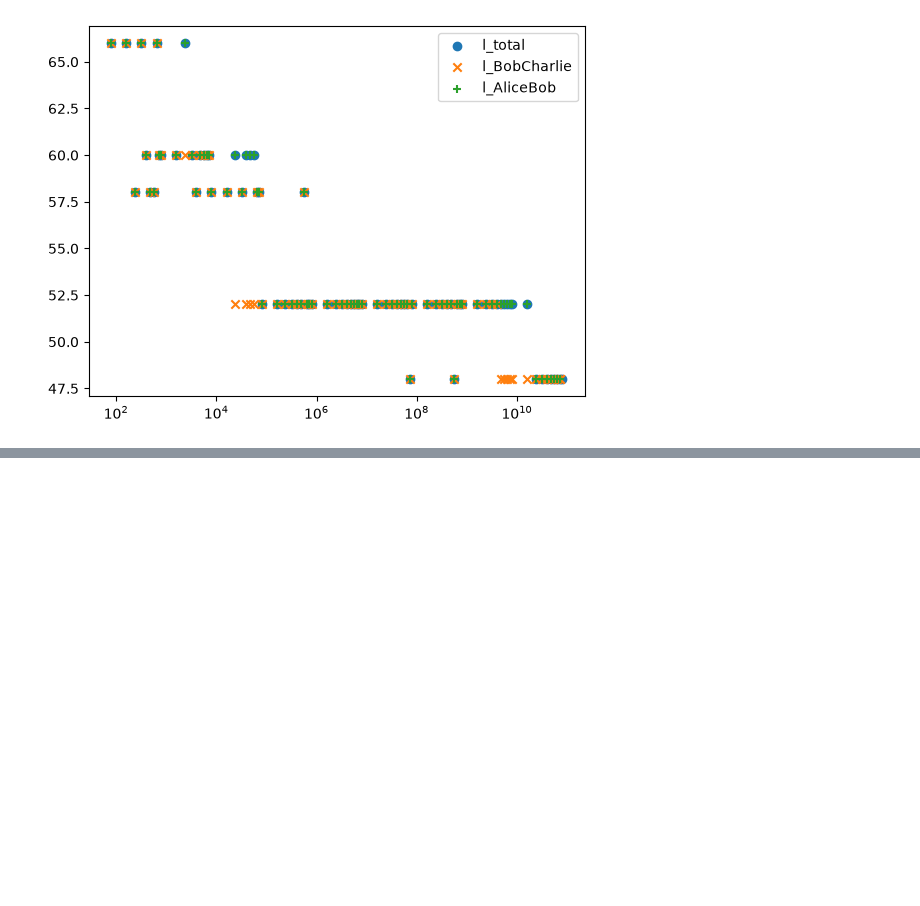
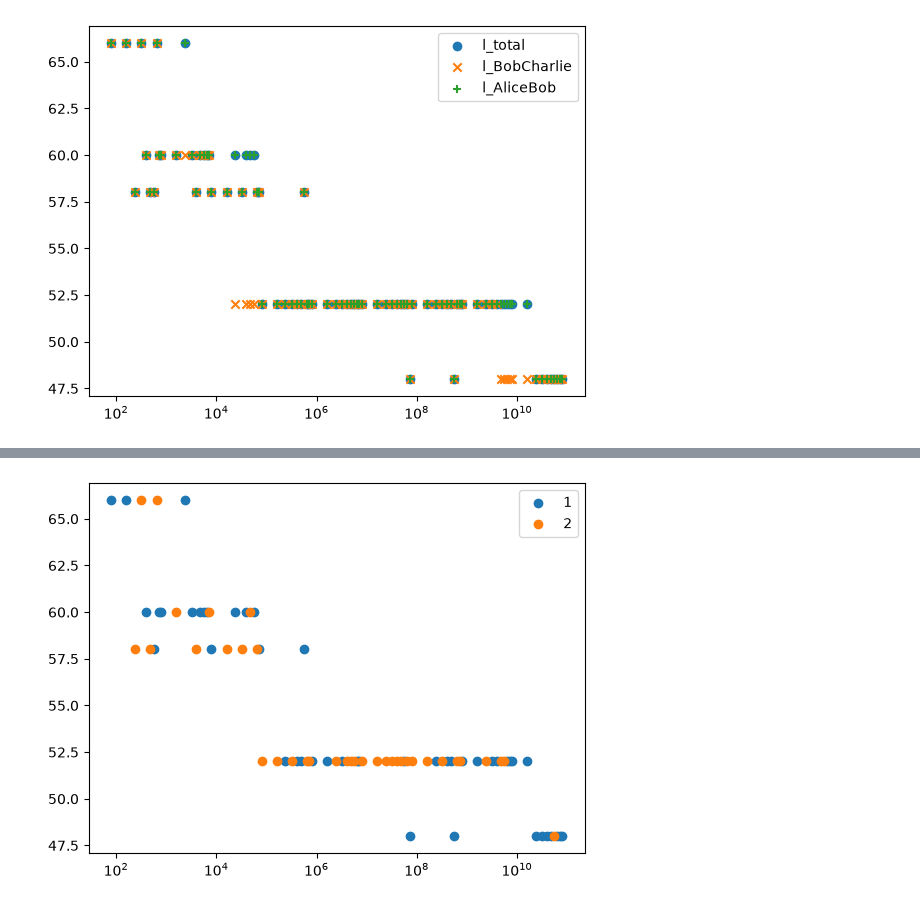
Before and after one commit to Veriqloud/applications_on_qline, a Jupyter notebook: Q_digital_signatures/test.ipynb, the cells around one changed output, grey strips where cells are left out. Cells and saved outputs as stored; diff of their text form; code cells hidden in the pictures; blank space fills up the shorter version.

Commit message:
Add logs and tidied test/plot jupyter notebooks

```diff
--- a/Q_digital_signatures/test.ipynb
+++ b/Q_digital_signatures/test.ipynb
@@ -314,2 +3,0 @@ ac=[0, 1, 1, 1, 0, 0, 0, 1, 1, 0, 0, 1, 1, 0, 1, 0, 0, 0, 1, 1, 1, 1, 1, 0, 0, 0
-# %%
-c = [0, 1, 1, 1, 0, 0, 0, 1, 1, 0, 0, 1, 1, 0, 1, 0, 0, 0, 1, 1, 1, 1, 1, 0, 0, 0, 0, 1, 0, 0, 0, 1, 1, 1, 1, 1, 1, 0, 1, 1, 1, 1, 0, 1, 0, 0, 1, 0, 0, 1]
@@ -1067,11 +239,0 @@ def forgery_prob(n, bM, bH, e_max):
-# %%
-n = 50
-bM = 80
-bH = int(np.log2(bM)) + 2
-bH_prime = bH
-e_max = int(n * 0.2)
-
-
-print(repudiation_prob(n, bM, bH +10, bH_prime +10, e_max))
-print(repudiation_prob(50, bM, bH * 100, bH_prime * 100, int(50 * 0.1)))
-print(forgery_prob(1000, bM, bH * 100, e_max))
@@ -1498,7 +299,0 @@ KeyboardInterrupt:
-# %%
-n = 90
-bH = 5
-bM = 1
-print(3 * bH * n/2)
-print((n/2) * np.log2(n))
-print(bM + 4 * n * bH)
@@ -1630,3 +429,64 @@ ax.legend()
 # %% [output]
 <matplotlib.legend.Legend at 0x...>
 [figure]
+# %%
+# Plot to see whether 1st or 2nd term of repudiation prob was applied to investigate for pattern
+# (no pattern found)
+
+def repudiation_prob(n, bM, bH, bH_prime, e_max):
+    right_term = (bM + 4 * n * bH)/math.pow(2, bH_prime - 1)
+    left_term = 1
+    for i in range(e_max):
+        left_term *= (n/2 - i)/(n-i)
+
+    #print(left_term, right_term)
+    if left_term > right_term:
+        x = 1
+    else:
+        x = 2
+    return x, max(left_term, right_term)
+
+def forgery_prob(n, bM, bH, e_max):
+    a = n//2 - e_max
+    b = n//2
+    c = bM * math.pow(2, 1 - bH)
+    #print(a, b, c)
+
+    Xi = binom.sf(a - 1, b, c)
+    return Xi
+
+
+fig, ax = plt.subplots()
+
+
+# l_total
+x1 = []
+y1 = []
+x2 = []
+y2 = []
+with open("log/params_l_total.csv", "r") as f:
+    data = csv.DictReader(f)
+    for row in data:
+        bM = int(row['bM'])
+        n =int(row['n'])
+        bH_prime = int(row['b_prime_H'])
+        bH = int(row['bH'])
+        e_max = int(row['emax'])
+        x, prob = repudiation_prob(n, bM, bH,bH_prime, e_max)
+        #print(forgery_prob(n, bM, bH, e_max), pro)
+        if x == 1:
+            x1.append(bM)
+            y1.append(n)
+        else:
+            x2.append(bM)
+            y2.append(n)
+
+
+
+ax.scatter(x1, y1, label=f'1')
+ax.scatter(x2, y2, label=f'2')
+
+
+ax.set_xscale('log', base=10)
+ax.legend()
+# %% [output]
@@ -1632,0 +494 @@ ax.legend()
+[figure, added]
```
Also changed, not shown: parts of 125 cells of this notebook, 6 other files.
